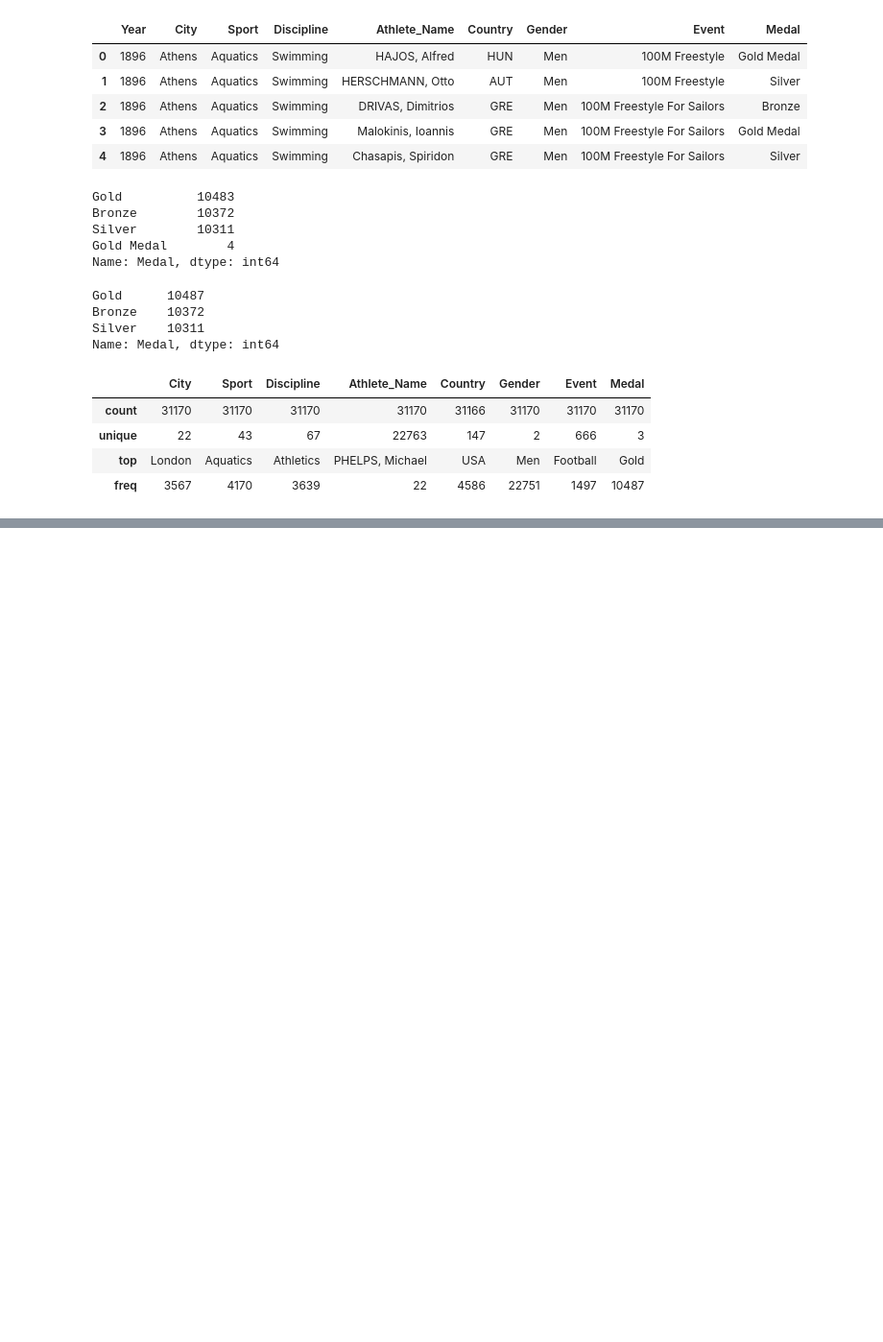
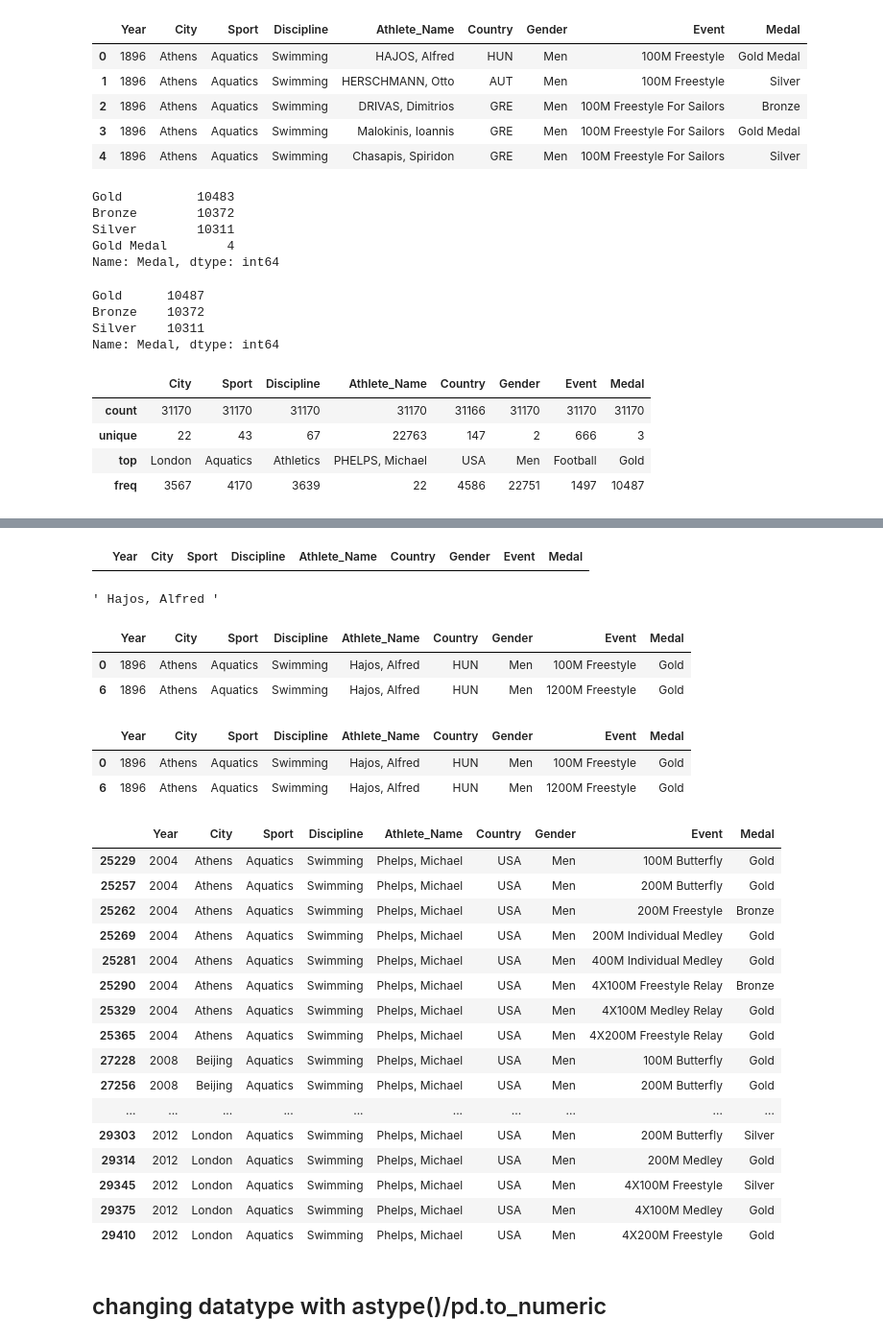
Before and after one commit to HeyThatsViv/Pandas-Udemy-Course, a Jupyter notebook: Course_Materials_Part2/Video_Lecture_NBs/Cleaning data.ipynb, the cells around one changed output, grey strips where cells are left out. Shown: that part at 96% size. Cells and saved outputs as stored; diff of their text form; code cells hidden in the pictures; blank space fills up the shorter version.

```diff
--- a/Course_Materials_Part2/Video_Lecture_NBs/Cleaning data.ipynb
+++ b/Course_Materials_Part2/Video_Lecture_NBs/Cleaning data.ipynb
@@ -162,0 +236,2 @@ summer.iloc[:, 1:].describe()
+# %%
+summer.Athlete_Name = summer.Athlete_Name.str.title()
@@ -162,0 +253,44 @@ summer.iloc[:, 1:].describe()
+# %%
+summer.loc[summer.Athlete_Name == 'Hajos, Alfred']
+# %% [output]
+|  | Year | City | Sport | Discipline | Athlete_Name | Country | Gender | Event | Medal |
+# %%
+summer.iloc[0,4]
+# %% [output]
+' Hajos, Alfred '
+# %%
+summer.loc[summer.Athlete_Name.str.contains('Hajos, Alfred')]
+# %% [output]
+|  | Year | City | Sport | Discipline | Athlete_Name | Country | Gender | Event | Medal |
+| 0 | 1896 | Athens | Aquatics | Swimming | Hajos, Alfred | HUN | Men | 100M Freestyle | Gold |
+| 6 | 1896 | Athens | Aquatics | Swimming | Hajos, Alfred | HUN | Men | 1200M Freestyle | Gold |
+# %%
+summer.Athlete_Name = summer.Athlete_Name.str.strip()
+# %%
+summer.loc[summer.Athlete_Name == 'Hajos, Alfred']
+# %% [output]
+|  | Year | City | Sport | Discipline | Athlete_Name | Country | Gender | Event | Medal |
+| 0 | 1896 | Athens | Aquatics | Swimming | Hajos, Alfred | HUN | Men | 100M Freestyle | Gold |
+| 6 | 1896 | Athens | Aquatics | Swimming | Hajos, Alfred | HUN | Men | 1200M Freestyle | Gold |
+# %%
+summer.loc[summer.Athlete_Name == 'Phelps, Michael']
+# %% [output]
+|  | Year | City | Sport | Discipline | Athlete_Name | Country | Gender | Event | Medal |
+| 25229 | 2004 | Athens | Aquatics | Swimming | Phelps, Michael | USA | Men | 100M Butterfly | Gold |
+| 25257 | 2004 | Athens | Aquatics | Swimming | Phelps, Michael | USA | Men | 200M Butterfly | Gold |
+| 25262 | 2004 | Athens | Aquatics | Swimming | Phelps, Michael | USA | Men | 200M Freestyle | Bronze |
+| 25269 | 2004 | Athens | Aquatics | Swimming | Phelps, Michael | USA | Men | 200M Individual Medley | Gold |
+| 25281 | 2004 | Athens | Aquatics | Swimming | Phelps, Michael | USA | Men | 400M Individual Medley | Gold |
+| 25290 | 2004 | Athens | Aquatics | Swimming | Phelps, Michael | USA | Men | 4X100M Freestyle Relay | Bronze |
+| 25329 | 2004 | Athens | Aquatics | Swimming | Phelps, Michael | USA | Men | 4X100M Medley Relay | Gold |
+| 25365 | 2004 | Athens | Aquatics | Swimming | Phelps, Michael | USA | Men | 4X200M Freestyle Relay | Gold |
+| 27228 | 2008 | Beijing | Aquatics | Swimming | Phelps, Michael | USA | Men | 100M Butterfly | Gold |
+| 27256 | 2008 | Beijing | Aquatics | Swimming | Phelps, Michael | USA | Men | 200M Butterfly | Gold |
+| ... | ... | ... | ... | ... | ... | ... | ... | ... | ... |
+| 29303 | 2012 | London | Aquatics | Swimming | Phelps, Michael | USA | Men | 200M Butterfly | Silver |
+| 29314 | 2012 | London | Aquatics | Swimming | Phelps, Michael | USA | Men | 200M Medley | Gold |
+| 29345 | 2012 | London | Aquatics | Swimming | Phelps, Michael | USA | Men | 4X100M Freestyle | Silver |
+| 29375 | 2012 | London | Aquatics | Swimming | Phelps, Michael | USA | Men | 4X100M Medley | Gold |
+| 29410 | 2012 | London | Aquatics | Swimming | Phelps, Michael | USA | Men | 4X200M Freestyle | Gold |
+# %% [markdown]
+## changing datatype with astype()/pd.to_numeric
```
Also changed, not shown: parts of 9 cells of this notebook.
